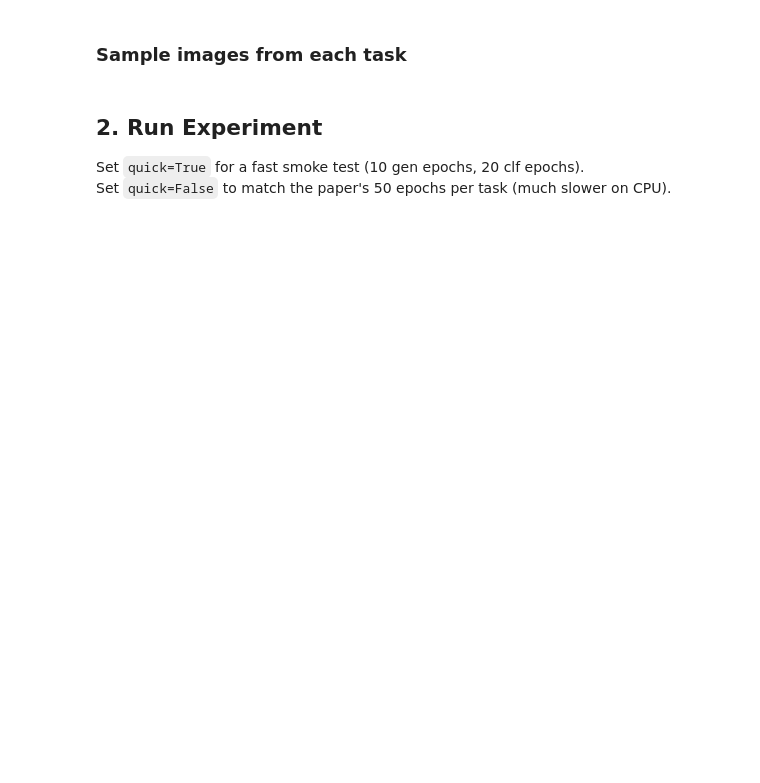
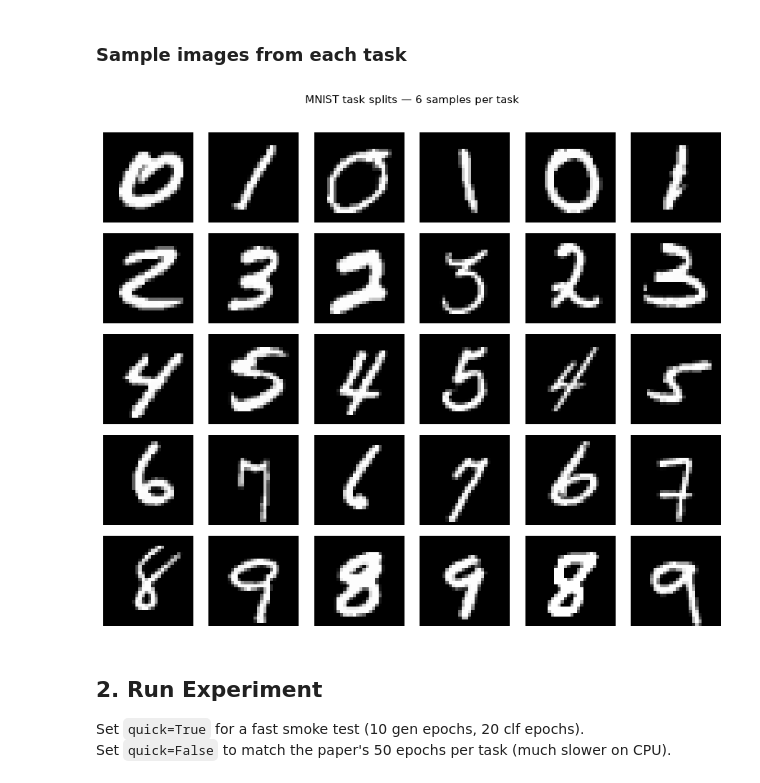
Before and after one commit to shamx9ir/FabricPC, a Jupyter notebook: examples/continual_learning_replay.ipynb, the cells around one changed output. Cells and saved outputs as stored; diff of their text form; code cells hidden in the pictures; blank space fills up the shorter version.

```diff
--- a/examples/continual_learning_replay.ipynb
+++ b/examples/continual_learning_replay.ipynb
@@ -82,5 +88,5 @@ MNIST is split into 5 tasks of 2 classes each. `create_split_tasks` returns a li
 # %%
-SEED   = 42
+SEED    = 42
 N_TASKS = 5
 
 print('Loading MNIST ...')
@@ -94,8 +100,7 @@ tasks = clr.create_split_tasks(
     seed=SEED,
 )
 
-print(f'\nTask splits:')
-for i, (xtr, ytr, xte, yte) in enumerate(tasks):
-    classes = sorted(np.unique(ytr).tolist())
-    print(f'  Task {i+1}: classes {classes}  '
-          f'  train={len(xtr)}  test={len(xte)}')
+print('\nTask splits:')
+for i, t in enumerate(tasks):
+    print(f'  Task {i+1}: classes {t["classes"]}  '
+          f'train={len(t["x_train"])}  test={len(t["x_test"])}')
@@ -104,19 +119,22 @@ for i, (xtr, ytr, xte, yte) in enumerate(tasks):
 # %%
 fig, axes = plt.subplots(N_TASKS, 6, figsize=(9, N_TASKS * 1.5))
 rng = np.random.default_rng(SEED)
 
-for task_idx, (xtr, ytr, _, _) in enumerate(tasks):
-    classes = sorted(np.unique(ytr).tolist())
+for task_idx, t in enumerate(tasks):
+    xtr, ytr = t['x_train'], t['y_train']
+    classes  = t['classes']
     for col in range(6):
-        c = classes[col % len(classes)]
+        c   = classes[col % len(classes)]
         idx = rng.choice(np.where(ytr == c)[0])
         axes[task_idx, col].imshow(xtr[idx].reshape(28, 28), cmap='gray', vmin=0, vmax=1)
         axes[task_idx, col].axis('off')
     axes[task_idx, 0].set_ylabel(f'Task {task_idx+1}\n({classes})', fontsize=9, rotation=90)
 
 fig.suptitle('MNIST task splits — 6 samples per task', fontsize=11, y=1.01)
 plt.tight_layout()
 plt.show()
+# %% [output]
+[figure, added]
 # %% [markdown]
 ## 2. Run Experiment
 
```
Also changed, not shown: parts of 10 cells of this notebook, 8 other files.
